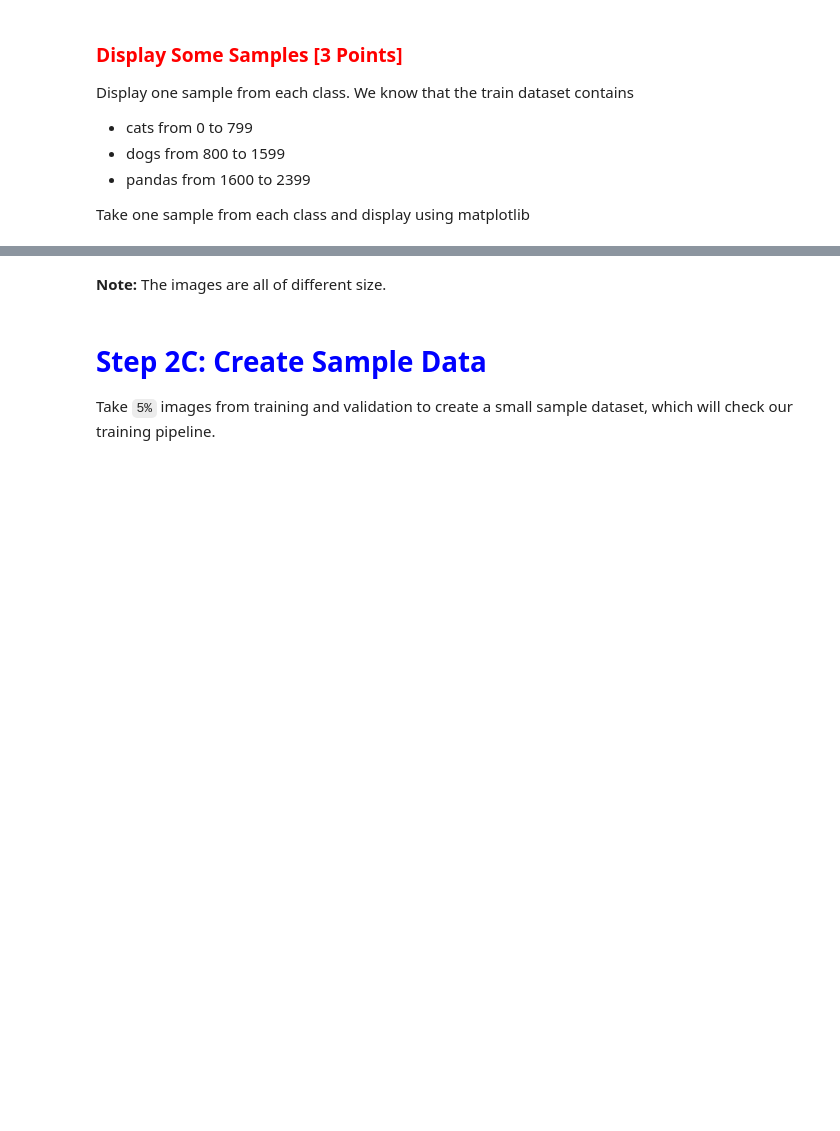
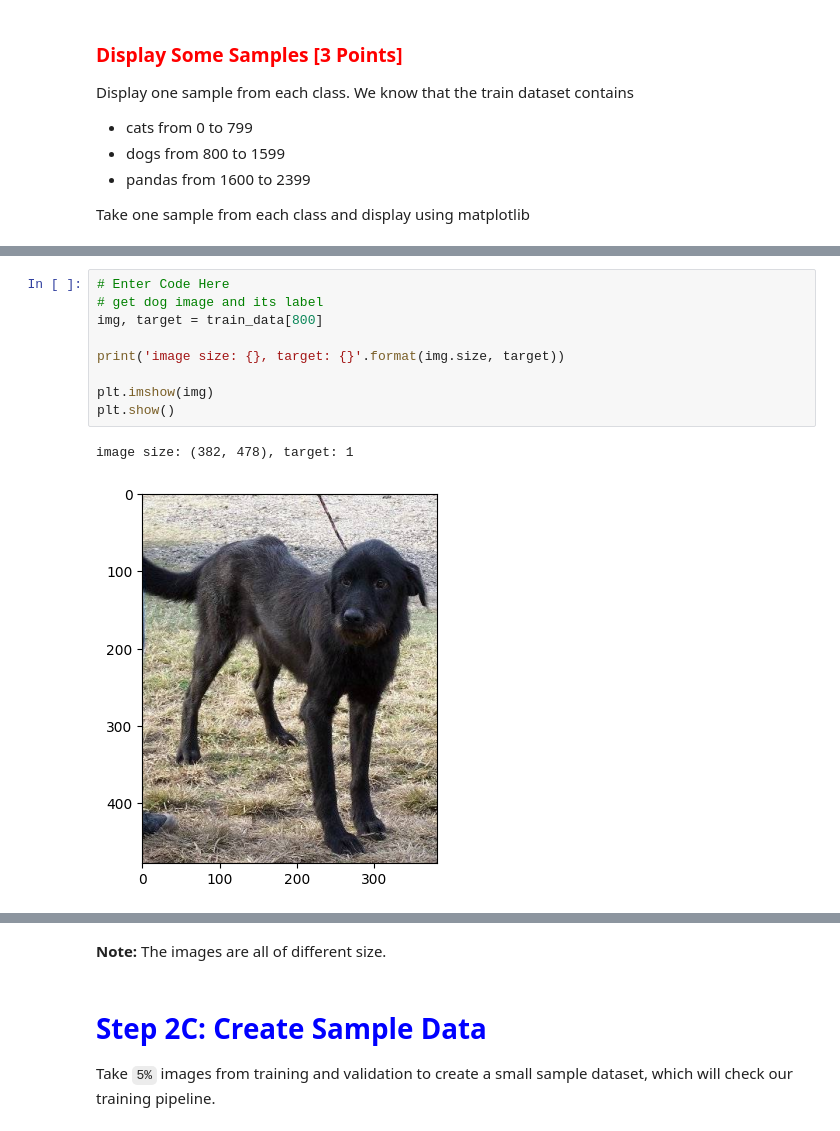
Before and after one commit to ramabyg/opencv_dl_pytorch, a Jupyter notebook: week5/Data_and_Pipeline_Check.ipynb, the cells around one changed output, grey strips where cells are left out. Saved outputs shown, nothing was run; the diff lists cells and outputs as text; blank space fills up the shorter version.

```diff
--- a/week5/Data_and_Pipeline_Check.ipynb
+++ b/week5/Data_and_Pipeline_Check.ipynb
@@ -101,2 +132,14 @@ Take one sample from each class and display using matplotlib
+# %%
+# Enter Code Here
+# get dog image and its label
+img, target = train_data[800]
+
+print('image size: {}, target: {}'.format(img.size, target))
+
+plt.imshow(img)
+plt.show()
+# %% [output]
+image size: (382, 478), target: 1
+[figure, added]
 # %%
 # Enter Code Here
```
Also changed, not shown: parts of 16 cells of this notebook, 1 other file.
